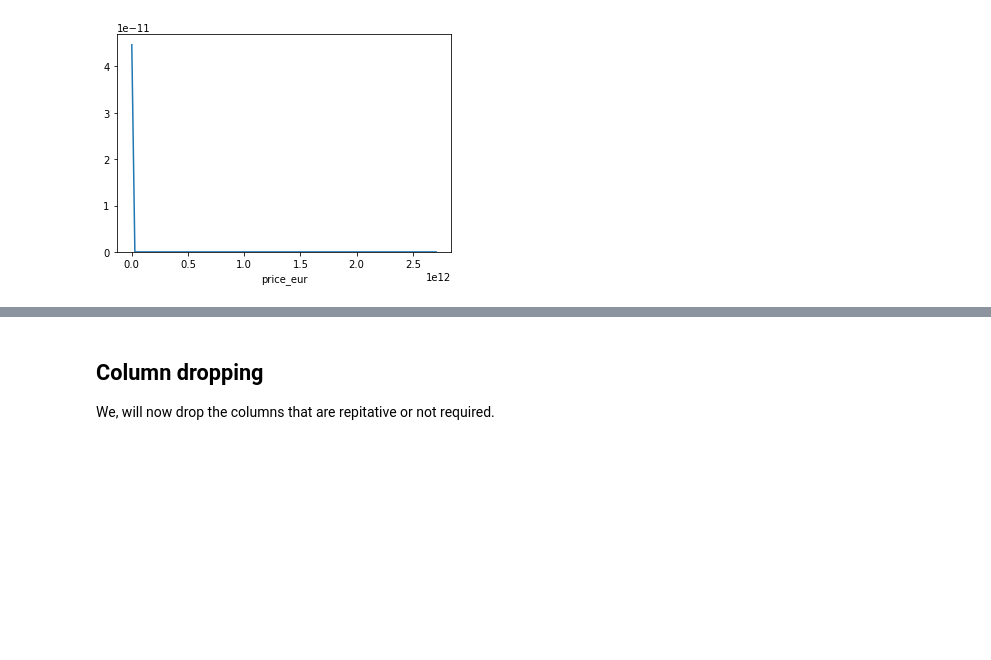
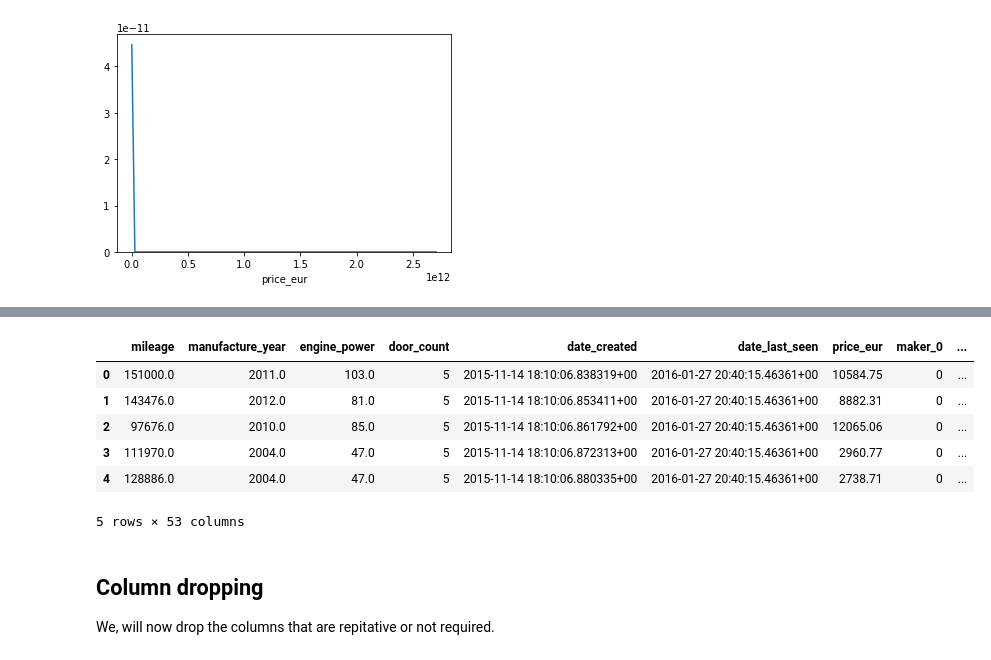
Before and after one commit to sarojdhl/Emotion-Detection, a Jupyter notebook: notebook/Car-Ads EDA.ipynb, the cells around one changed output, grey strips where cells are left out. Saved outputs shown, nothing was run; the diff lists cells and outputs as text; code cells hidden in the pictures; blank space fills up the shorter version.

```diff
--- a/notebook/Car-Ads EDA.ipynb
+++ b/notebook/Car-Ads EDA.ipynb
@@ -146,3 +156,20 @@ It seems the value for price is very concentrated. It also has outlier problem.
+# %%
+from sklearn.preprocessing import LabelEncoder,
+
+label_encoder = LabelEncoder()
+df['maker'] = label_encoder.fit_transform(df['maker'])
+# %%
+df = pd.get_dummies(df, columns=['maker'], prefix = ['maker'])
+# %%
+df.head()
+# %% [output]
+|  | mileage | manufacture_year | engine_power | door_count | date_created | date_last_seen | price_eur | maker_0 | ... |
+| 0 | 151000.0 | 2011.0 | 103.0 | 5 | 2015-11-14 18:10:06.838319+00 | 2016-01-27 20:40:15.46361+00 | 10584.75 | 0 | ... |
+| 1 | 143476.0 | 2012.0 | 81.0 | 5 | 2015-11-14 18:10:06.853411+00 | 2016-01-27 20:40:15.46361+00 | 8882.31 | 0 | ... |
+| 2 | 97676.0 | 2010.0 | 85.0 | 5 | 2015-11-14 18:10:06.861792+00 | 2016-01-27 20:40:15.46361+00 | 12065.06 | 0 | ... |
+| 3 | 111970.0 | 2004.0 | 47.0 | 5 | 2015-11-14 18:10:06.872313+00 | 2016-01-27 20:40:15.46361+00 | 2960.77 | 0 | ... |
+| 4 | 128886.0 | 2004.0 | 47.0 | 5 | 2015-11-14 18:10:06.880335+00 | 2016-01-27 20:40:15.46361+00 | 2738.71 | 0 | ... |
+5 rows × 53 columns
 # %% [markdown]
 ## **Column dropping**
 
```
Also changed, not shown: parts of 9 cells of this notebook.
